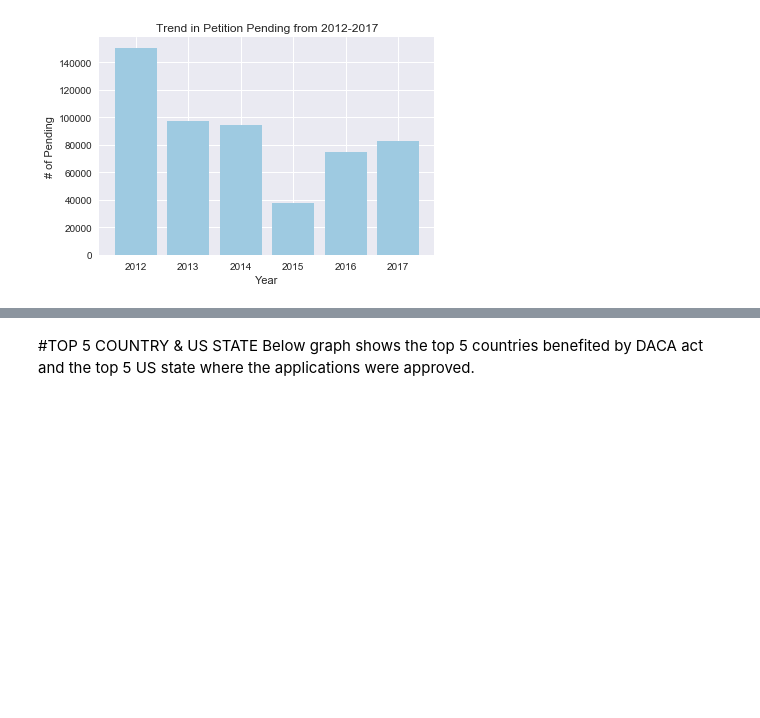
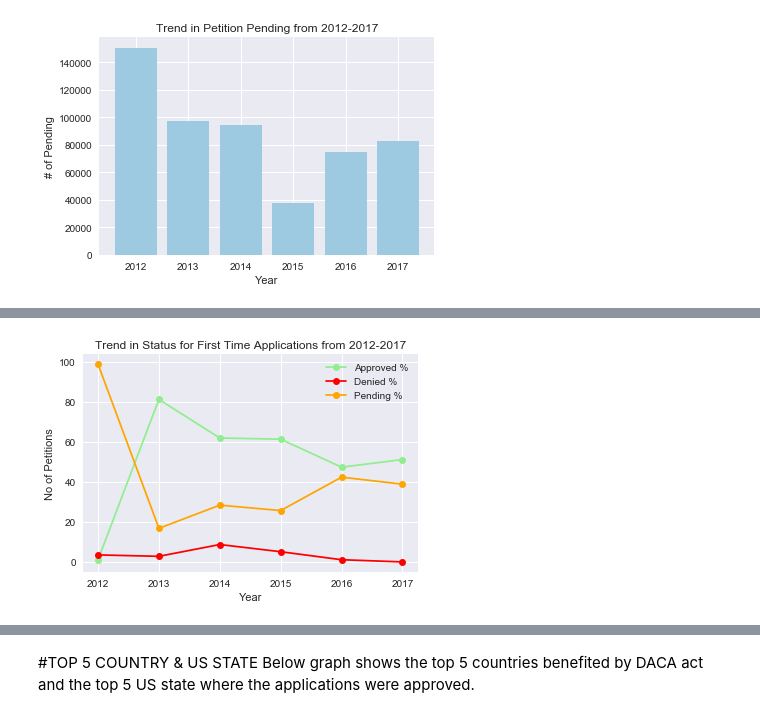
Before and after one commit to KirazG/datascience, a Jupyter notebook: capstone-project1/DataStory/Datastory.ipynb, the cells around one changed output, grey strips where cells are left out. Saved outputs shown, nothing was run; the diff lists cells and outputs as text; code cells hidden in the pictures; blank space fills up the shorter version.

```diff
--- a/capstone-project1/DataStory/Datastory.ipynb
+++ b/capstone-project1/DataStory/Datastory.ipynb
@@ -130,0 +134,10 @@ plt.show()
+# %%
+df = pd.read_excel('data/case-status.xls',header=1)
+for lab, row in df.iterrows() :
+    df['Total_Processed']  = df['Approved'] + df['Denied'] + df ['Pending']
+    df["Approved_Percentage"] = round(df["Approved"]/df['Total_Processed'] * 100,1)
+    df["Denied_Percentage"] = round(df["Rejected"]/df['Total_Processed']  * 100,1)
+    df["Pending_Percentage"] = round(df["Pending"]/df['Total_Processed']  * 100,1)
+df
+df_subset = df1 = df[['Year','Type','Accepted','Approved','Denied','Pending','Total_Processed','Approved_Percentage','Denied_Percentage','Pending_Percentage']]
+df_subset
@@ -130,0 +156,13 @@ plt.show()
+# %%
+sns.set_style("darkgrid")
+df_initial  = df_subset.loc[df_subset['Type'] == 'Initial']
+plt.plot(df_initial['Year'],df_initial['Approved_Percentage'],color='lightgreen',label='Approved %',marker='o')
+plt.plot(df_initial['Year'],df_initial['Denied_Percentage'],color='red',label='Denied %',marker='o')
+plt.plot(df_initial['Year'],df_initial['Pending_Percentage'],color='orange',label='Pending %',marker='o')
+plt.title('Trend in Status for First Time Applications from 2012-2017')
+plt.xlabel('Year')
+plt.ylabel('No of Petitions')
+plt.legend(loc='upper right')
+plt.show()
+# %% [output]
+[figure, added]
```
Also changed, not shown: parts of 5 cells of this notebook.
